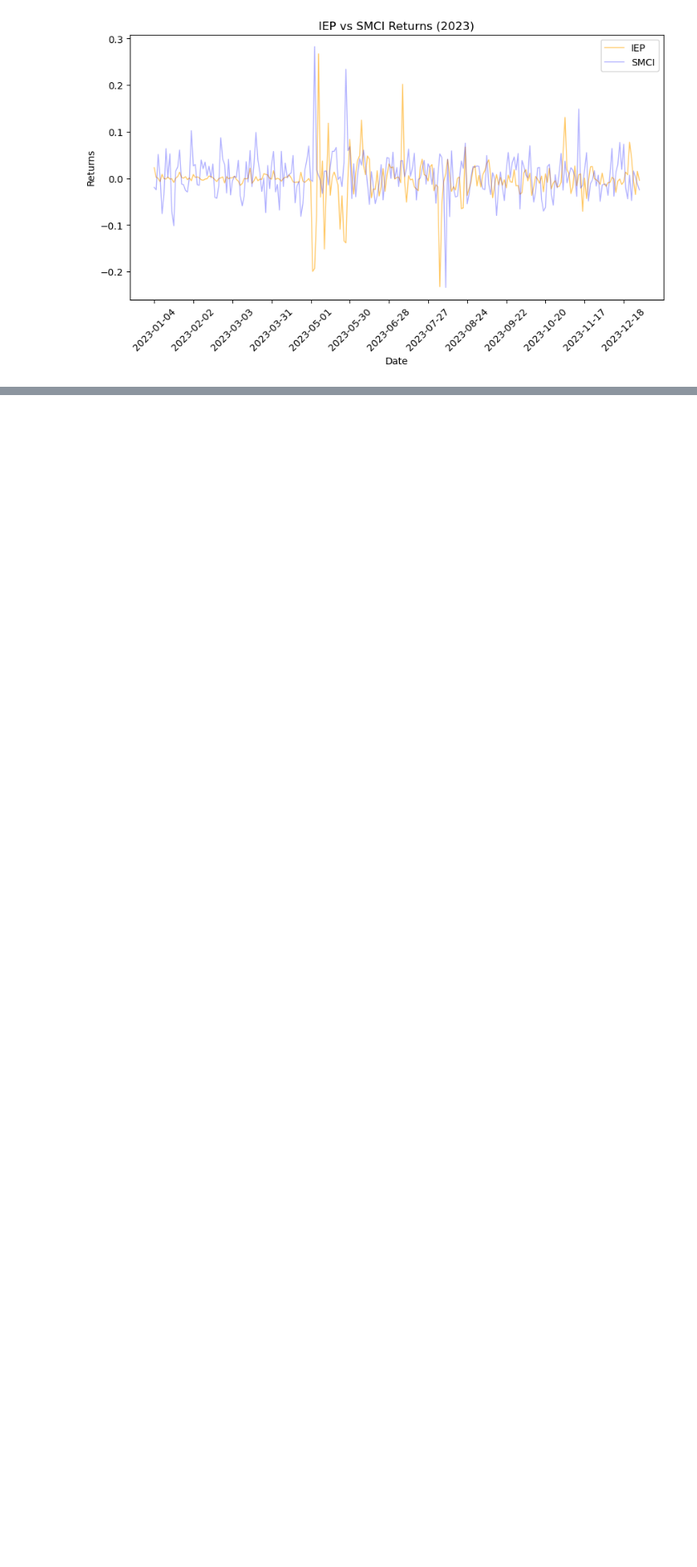
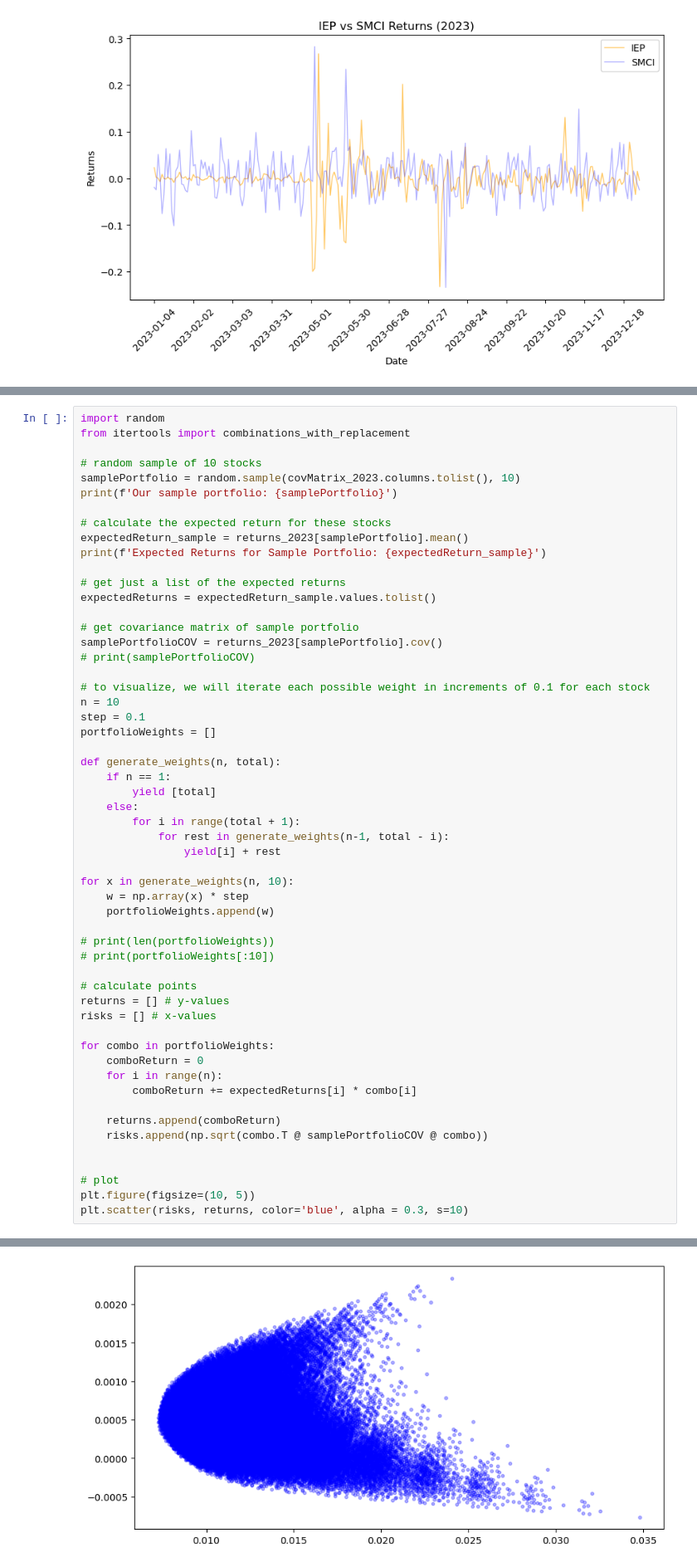
Before and after one commit to mzjing85/MonteCarlo-NetworkAnalysis_PortfolioOptimizaiton, a Jupyter notebook: Project.ipynb, the cells around one changed output, grey strips where cells are left out. Shown at 83% size. Drawn from its saved outputs; the diff is of its cells as text; blank space fills up the shorter version.

```diff
--- a/Project.ipynb
+++ b/Project.ipynb
@@ -260,0 +278,56 @@ Min value: -0.0003053613611381857, row: IEP, column: SMCI
+# %%
+import random
+from itertools import combinations_with_replacement
+
+# random sample of 10 stocks
+samplePortfolio = random.sample(covMatrix_2023.columns.tolist(), 10)
+print(f'Our sample portfolio: {samplePortfolio}')
+
+# calculate the expected return for these stocks
+expectedReturn_sample = returns_2023[samplePortfolio].mean()
+print(f'Expected Returns for Sample Portfolio: {expectedReturn_sample}')
+
+# get just a list of the expected returns
+expectedReturns = expectedReturn_sample.values.tolist()
+
+# get covariance matrix of sample portfolio
+samplePortfolioCOV = returns_2023[samplePortfolio].cov()
+# print(samplePortfolioCOV)
+
+# to visualize, we will iterate each possible weight in increments of 0.1 for each stock
+n = 10
+step = 0.1
+portfolioWeights = []
+
+def generate_weights(n, total):
+    if n == 1:
+        yield [total]
+    else:
+        for i in range(total + 1):
+            for rest in generate_weights(n-1, total - i):
+                yield[i] + rest
+
+for x in generate_weights(n, 10):
+    w = np.array(x) * step
+    portfolioWeights.append(w)
+
+# print(len(portfolioWeights))
+# print(portfolioWeights[:10])
+
+# calculate points
+returns = [] # y-values
+risks = [] # x-values
+
+for combo in portfolioWeights:
+    comboReturn = 0
+    for i in range(n):
+        comboReturn += expectedReturns[i] * combo[i]
+
+    returns.append(comboReturn)
+    risks.append(np.sqrt(combo.T @ samplePortfolioCOV @ combo))
+
+
+# plot
+plt.figure(figsize=(10, 5))
+plt.scatter(risks, returns, color='blue', alpha = 0.3, s=10)
+# %% [output]
@@ -260,0 +347 @@ Min value: -0.0003053613611381857, row: IEP, column: SMCI
+[figure, added]
```
Also changed, not shown: parts of 2 cells of this notebook.
